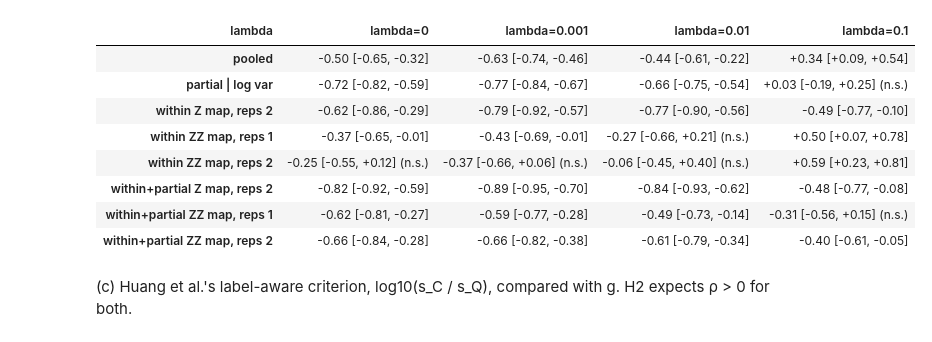
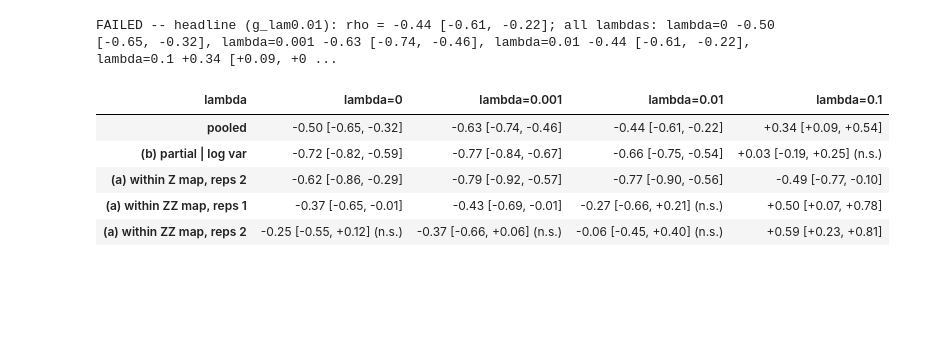
Before and after one commit to Devkeerthi-code/qkernel-hep, a Jupyter notebook: notebooks/02_analysis.ipynb, the cells around one changed output. Drawn from its saved outputs; the diff is of its cells as text; code cells hidden in the pictures; blank space fills up the shorter version.

```diff
--- a/notebooks/02_analysis.ipynb
+++ b/notebooks/02_analysis.ipynb
@@ -33,7 +31,8 @@ import make_figures as mf
 
 mf.main()   # writes figures, summary_table.csv and h2_analysis.json
 report = json.loads((ROOT / 'results' / 'h2_analysis.json').read_text())
-table = pd.read_csv(ROOT / 'results' / 'summary_table.csv')
-pd.set_option('display.width', 200); pd.set_option('display.max_columns', 30)
-print(len(table), 'configurations in summary_table.csv')
+pd.set_option('display.width', 220); pd.set_option('display.max_columns', 40); pd.set_option('display.max_colwidth', 120)
+fmt = lambda d: f"{d['rho']:+.2f} [{d['ci_low']:+.2f}, {d['ci_high']:+.2f}]" + ('' if d['label'] == 'significant' else ' (n.s.)')
+print(report['provenance'])
+pd.DataFrame(report['hypotheses']).T
 # %% [output]
@@ -80,26 +109,20 @@ Pooled, (a) within each feature map, (b) partial Spearman controlling for log ke
 # %%
 h2 = report['H2']
-fmt = lambda d: f"{d['rho']:+.2f} [{d['ci_low']:+.2f}, {d['ci_high']:+.2f}] {'' if d['label'] == 'significant' else '(n.s.)'}"
+print(h2['verdict']['held'], '--', h2['verdict']['detail'])
 rows = []
 for lam in ['lambda=0', 'lambda=0.001', 'lambda=0.01', 'lambda=0.1']:
-    r = {'lambda': lam, 'pooled': fmt(h2['pooled'][lam]), 'partial | log var': fmt(h2['partial_controlling_log_var'][lam])}
+    r = {'lambda': lam, 'pooled': fmt(h2['pooled'][lam]), '(b) partial | log var': fmt(h2['partial_controlling_log_var'][lam])}
     for fm, d in h2['within_feature_map'][lam].items():
-        r[f'within {fm}'] = fmt(d)
-    for fm, d in h2['within_feature_map_partial'][lam].items():
-        r[f'within+partial {fm}'] = fmt(d)
+        r[f'(a) within {fm}'] = fmt(d)
     rows.append(r)
 pd.DataFrame(rows).set_index('lambda').T
 # %% [output]
+FAILED -- headline (g_lam0.01): rho = -0.44 [-0.61, -0.22]; all lambdas: lambda=0 -0.50 [-0.65, -0.32], lambda=0.001 -0.63 [-0.74, -0.46], lambda=0.01 -0.44 [-0.61, -0.22], lambda=0.1 +0.34 [+0.09, +0 ...
 | lambda | lambda=0 | lambda=0.001 | lambda=0.01 | lambda=0.1 |
 | pooled | -0.50 [-0.65, -0.32] | -0.63 [-0.74, -0.46] | -0.44 [-0.61, -0.22] | +0.34 [+0.09, +0.54] |
-| partial | log var | -0.72 [-0.82, -0.59] | -0.77 [-0.84, -0.67] | -0.66 [-0.75, -0.54] | +0.03 [-0.19, +0.25] (n.s.) |
-| within Z map, reps 2 | -0.62 [-0.86, -0.29] | -0.79 [-0.92, -0.57] | -0.77 [-0.90, -0.56] | -0.49 [-0.77, -0.10] |
-| within ZZ map, reps 1 | -0.37 [-0.65, -0.01] | -0.43 [-0.69, -0.01] | -0.27 [-0.66, +0.21] (n.s.) | +0.50 [+0.07, +0.78] |
-| within ZZ map, reps 2 | -0.25 [-0.55, +0.12] (n.s.) | -0.37 [-0.66, +0.06] (n.s.) | -0.06 [-0.45, +0.40] (n.s.) | +0.59 [+0.23, +0.81] |
-| within+partial Z map, reps 2 | -0.82 [-0.92, -0.59] | -0.89 [-0.95, -0.70] | -0.84 [-0.93, -0.62] | -0.48 [-0.77, -0.08] |
-| within+partial ZZ map, reps 1 | -0.62 [-0.81, -0.27] | -0.59 [-0.77, -0.28] | -0.49 [-0.73, -0.14] | -0.31 [-0.56, +0.15] (n.s.) |
-| within+partial ZZ map, reps 2 | -0.66 [-0.84, -0.28] | -0.66 [-0.82, -0.38] | -0.61 [-0.79, -0.34] | -0.40 [-0.61, -0.05] |
+| (b) partial | log var | -0.72 [-0.82, -0.59] | -0.77 [-0.84, -0.67] | -0.66 [-0.75, -0.54] | +0.03 [-0.19, +0.25] (n.s.) |
+| (a) within Z map, reps 2 | -0.62 [-0.86, -0.29] | -0.79 [-0.92, -0.57] | -0.77 [-0.90, -0.56] | -0.49 [-0.77, -0.10] |
+| (a) within ZZ map, reps 1 | -0.37 [-0.65, -0.01] | -0.43 [-0.69, -0.01] | -0.27 [-0.66, +0.21] (n.s.) | +0.50 [+0.07, +0.78] |
+| (a) within ZZ map, reps 2 | -0.25 [-0.55, +0.12] (n.s.) | -0.37 [-0.66, +0.06] (n.s.) | -0.06 [-0.45, +0.40] (n.s.) | +0.59 [+0.23, +0.81] |
-# %% [markdown]
-(c) Huang et al.'s label-aware criterion, log10(s_C / s_Q), compared with g. H2 expects ρ > 0 for both.
 # %%
 la = h2['label_aware']
```
Also changed, not shown: parts of 17 cells of this notebook, 19 other files.
